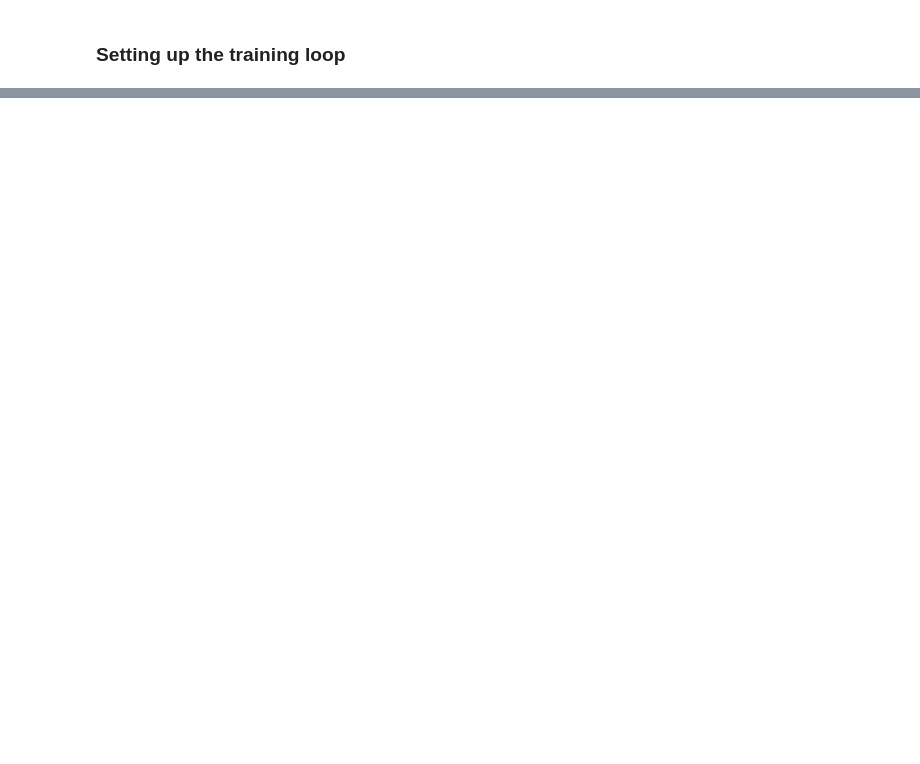
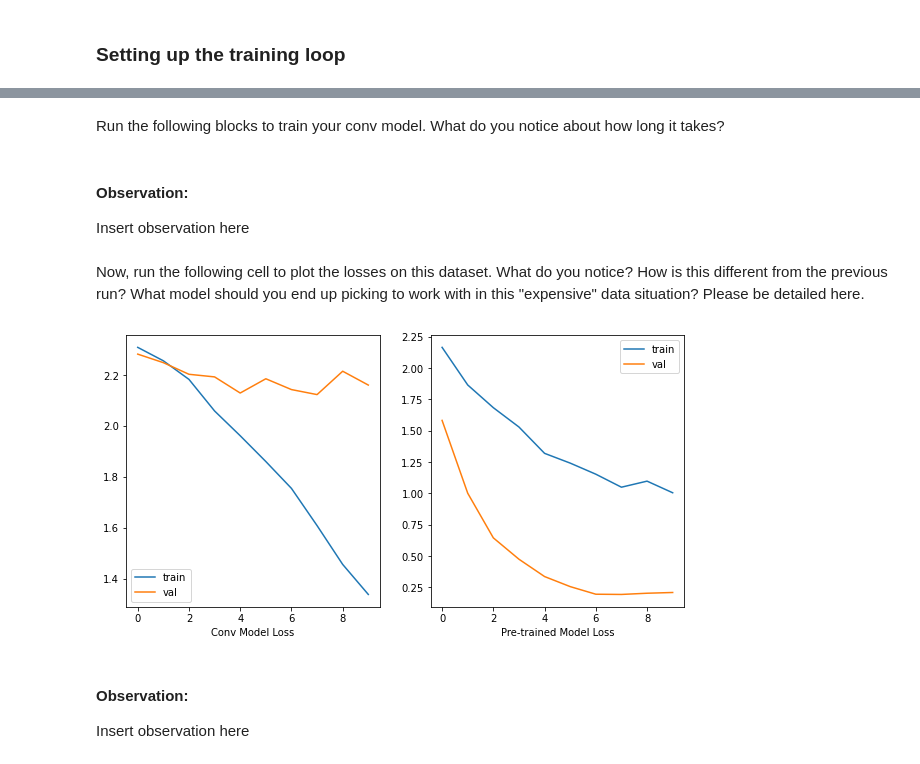
Before and after one commit to arnav-gudibande/project-t, a Jupyter notebook: project/II. Basic Pre-Trained Models.ipynb, the cells around one changed output, grey strips where cells are left out. Cells and saved outputs as stored; diff of their text form; code cells hidden in the pictures; blank space fills up the shorter version.

```diff
--- a/project/II. Basic Pre-Trained Models.ipynb
+++ b/project/II. Basic Pre-Trained Models.ipynb
@@ -132,0 +436,2 @@ train_model(model, model_ft, dataloaders, criterion, optimizer, num_epochs)
+# %%
+model_ft, ft_loss = train_model(model_ft, dataloaders, criterion, optimizer, num_epochs)
@@ -132,0 +443,25 @@ train_model(model, model_ft, dataloaders, criterion, optimizer, num_epochs)
+# %%
+### INSERT CODE HERE
+conv_model = ConvNet(10, 32, 32, 3)
+### END CODE HERE
+# %% [markdown]
+Run the following blocks to train your conv model. What do you notice about how long it takes?
+# %%
+num_epochs = 10
+lr = 0.01
+optimizer = optim.SGD(conv_model.parameters(), lr)
+criterion = nn.CrossEntropyLoss()
+# %%
+conv_model, conv_loss = train_model(conv_model, dataloaders, criterion, optimizer, num_epochs)
+# %% [markdown]
+#### Observation:
+Insert observation here
+# %% [markdown]
+Now, run the following cell to plot the losses on this dataset. What do you notice? How is this different from the previous run? What model should you end up picking to work with in this "expensive" data situation? Please be detailed here.
+# %%
+plot_losses([conv_loss, ft_loss])
+# %% [output]
+[figure, added]
+# %% [markdown]
+#### Observation:
+Insert observation here
```
Also changed, not shown: parts of 78 cells of this notebook.
